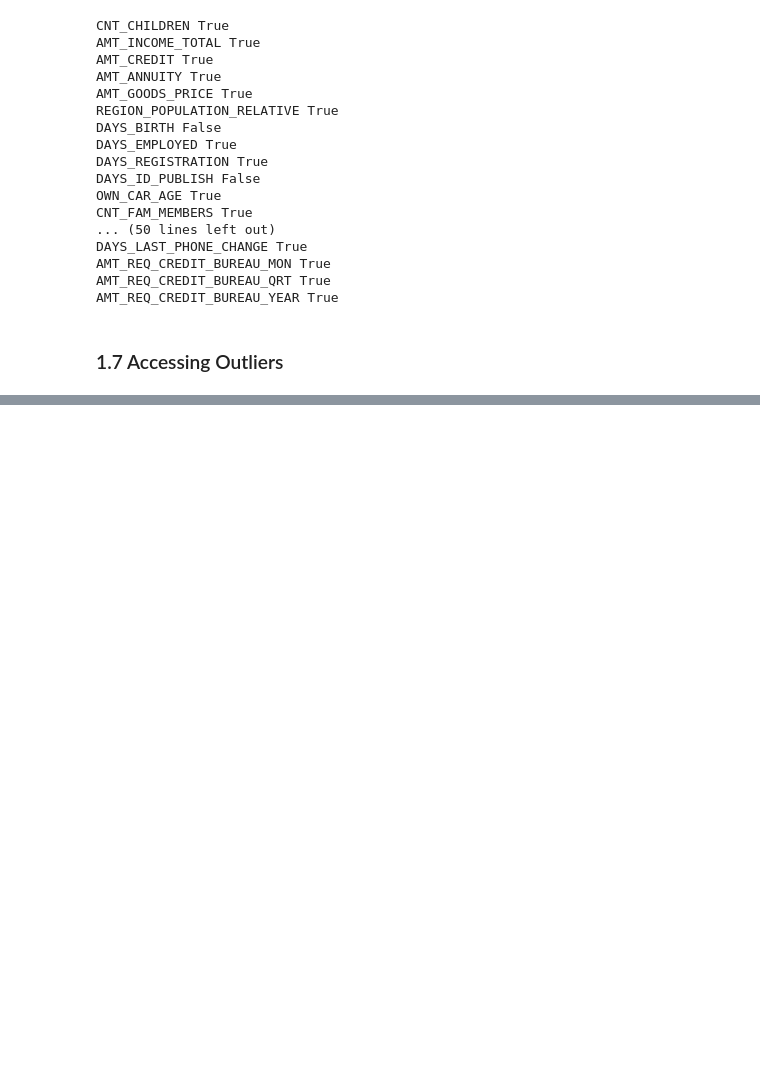
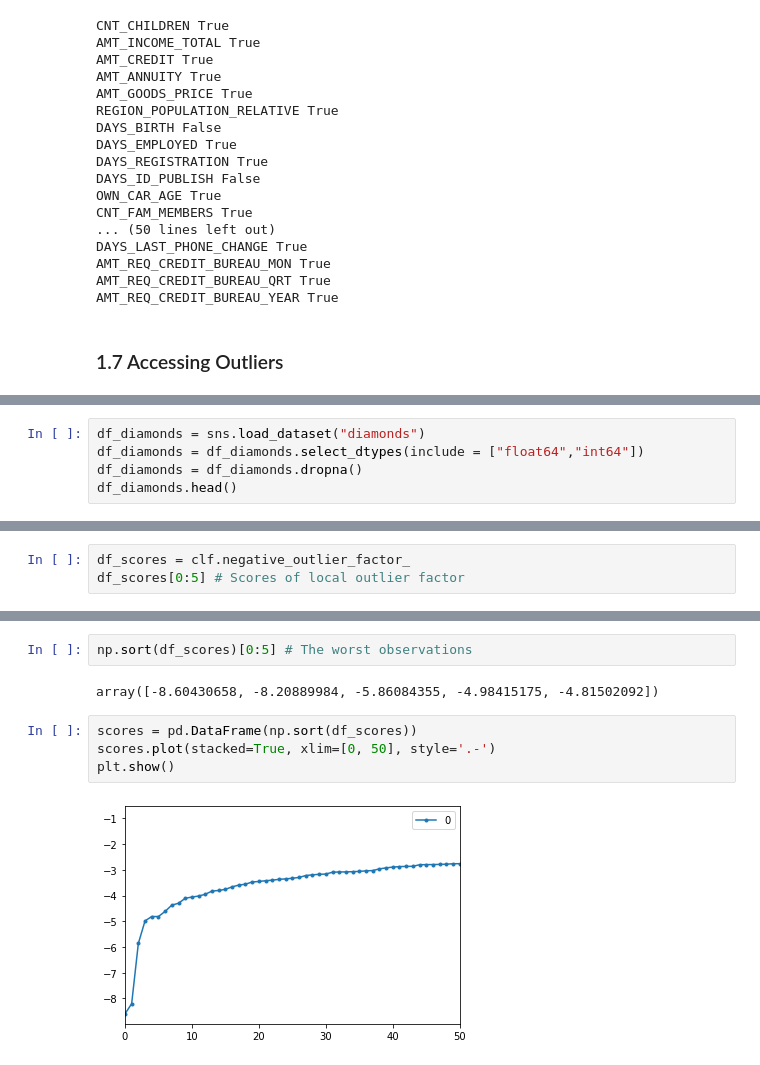
Before and after one commit to edaaydinea/Miuul-Machine-Learning-Summer-Bootcamp, a Jupyter notebook: Module 3/01 - Outliers.ipynb, the cells around one changed output, grey strips where cells are left out. Drawn from its saved outputs; the diff is of its cells as text; blank space fills up the shorter version.

```diff
--- a/Module 3/01 - Outliers.ipynb
+++ b/Module 3/01 - Outliers.ipynb
@@ -347,0 +529,5 @@ AMT_REQ_CREDIT_BUREAU_YEAR True
+# %%
+df_diamonds = sns.load_dataset("diamonds")
+df_diamonds = df_diamonds.select_dtypes(include = ["float64","int64"])
+df_diamonds = df_diamonds.dropna()
+df_diamonds.head()
@@ -347,0 +580,3 @@ AMT_REQ_CREDIT_BUREAU_YEAR True
+# %%
+df_scores = clf.negative_outlier_factor_
+df_scores[0:5] # Scores of local outlier factor
@@ -347,0 +591,10 @@ AMT_REQ_CREDIT_BUREAU_YEAR True
+# %%
+np.sort(df_scores)[0:5] # The worst observations
+# %% [output]
+array([-8.60430658, -8.20889984, -5.86084355, -4.98415175, -4.81502092])
+# %%
+scores = pd.DataFrame(np.sort(df_scores))
+scores.plot(stacked=True, xlim=[0, 50], style='.-')
+plt.show()
+# %% [output]
+[figure, added]
```
Also changed, not shown: parts of 68 cells of this notebook.
